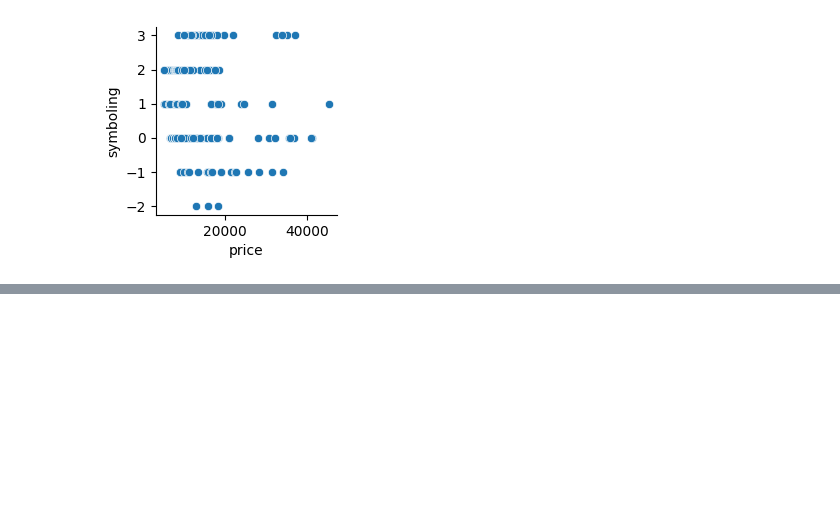
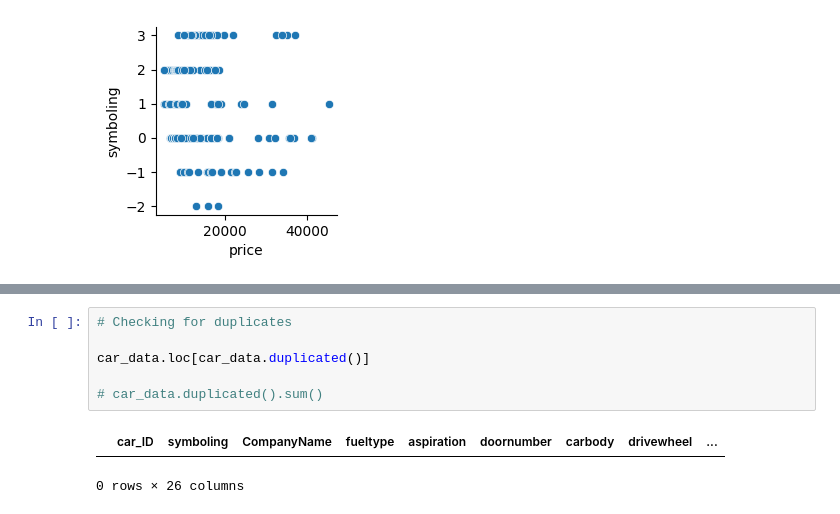
Before and after one commit to Prateek07-Kumar/Oasis_Infobyte_Internship, a Jupyter notebook: Task-1/car_price.ipynb, the cells around one changed output, grey strips where cells are left out. Drawn from its saved outputs; the diff is of its cells as text; blank space fills up the shorter version.

```diff
--- a/Task-1/car_price.ipynb
+++ b/Task-1/car_price.ipynb
@@ -90,0 +145,9 @@ plt.show()
+# %%
+# Checking for duplicates
+
+car_data.loc[car_data.duplicated()]
+
+# car_data.duplicated().sum()
+# %% [output]
+|  | car_ID | symboling | CompanyName | fueltype | aspiration | doornumber | carbody | drivewheel | ... |
+0 rows × 26 columns
```
Also changed, not shown: parts of 14 cells of this notebook.
